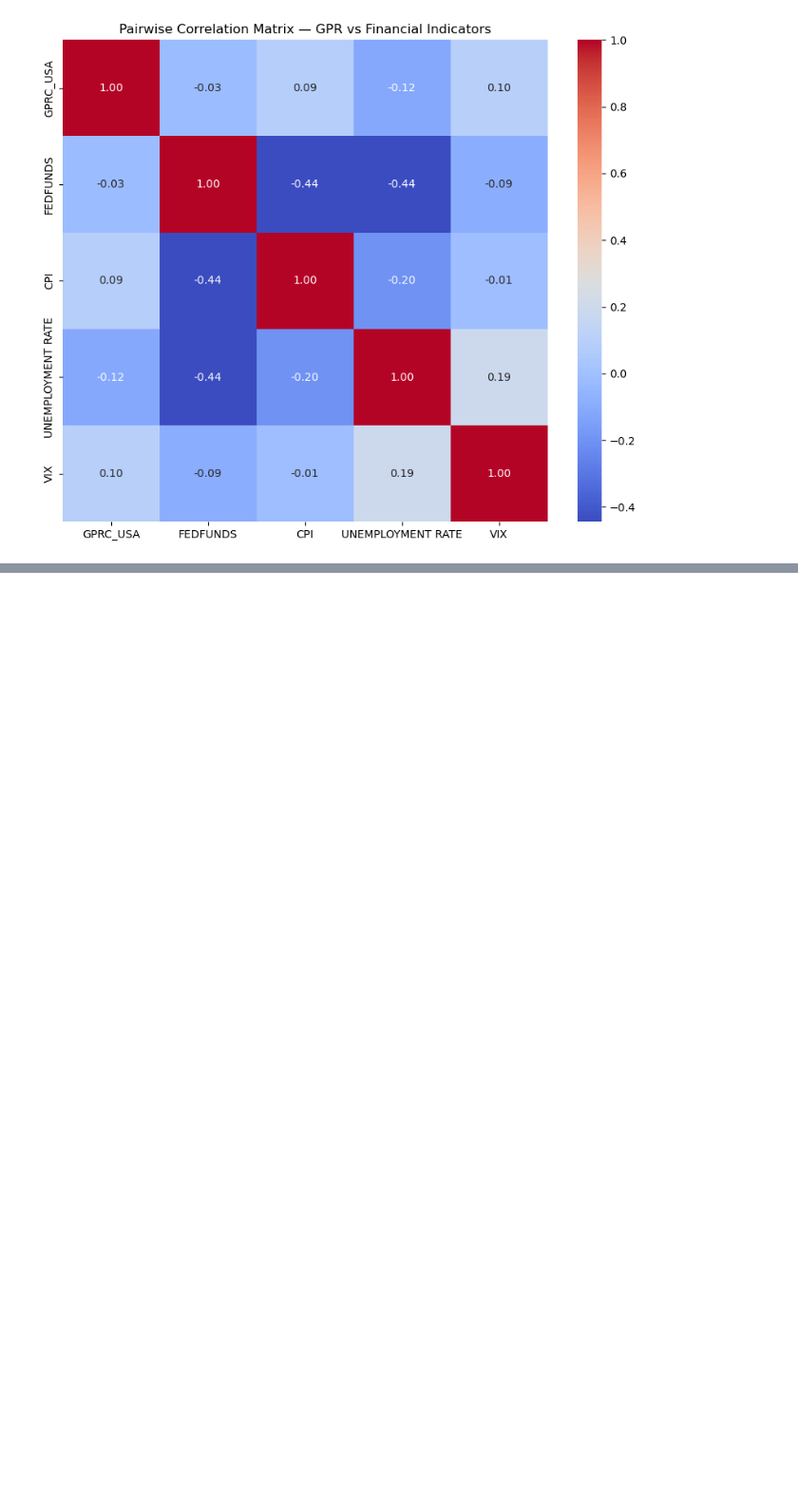
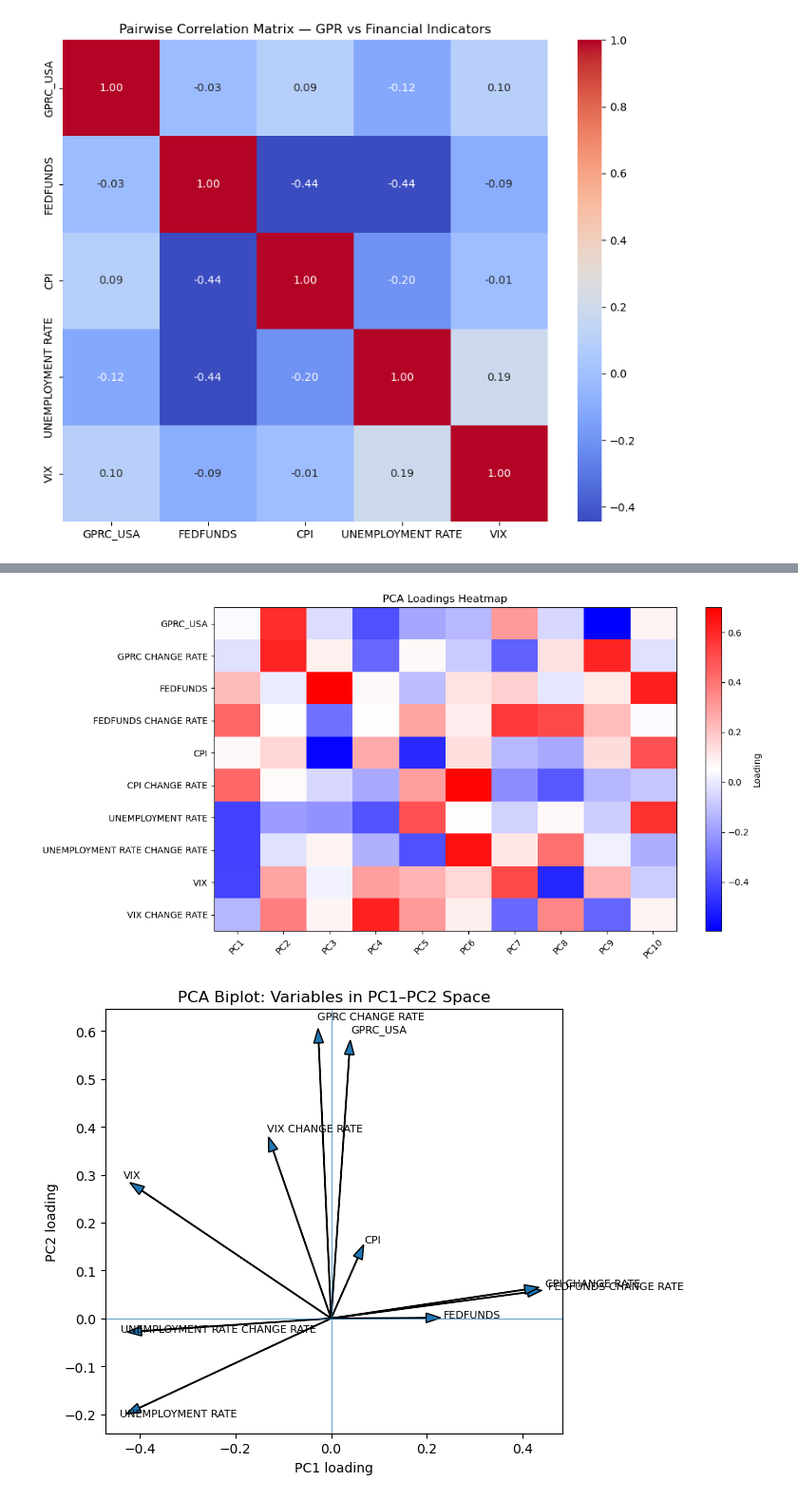
Before and after one commit to AL2024UCSD/sp500trends, a Jupyter notebook: mainwork_withanalysis.ipynb, the cells around one changed output, grey strips where cells are left out. Shown at 95% size. Saved outputs shown, nothing was run; the diff lists cells and outputs as text; code cells hidden in the pictures; blank space fills up the shorter version.

```diff
--- a/mainwork_withanalysis.ipynb
+++ b/mainwork_withanalysis.ipynb
@@ -1019,42 +998,55 @@ Therefore, the weak predictive effect of GPR on S&P 500 returns cannot be explai
 # %%
-features = [
-    'FEDFUNDS', 'FEDFUNDS CHANGE RATE',
-    'CPI', 'CPI CHANGE RATE',
-    'UNEMPLOYMENT RATE', 'UNEMPLOYMENT RATE CHANGE RATE',
-    'VIX', 'VIX CHANGE RATE'
+from sklearn.preprocessing import StandardScaler
+from sklearn.decomposition import PCA
+
+# 1. Conduct PCA
+index = index = [
+    "GPRC_USA",
+    "GPRC CHANGE RATE",
+    "FEDFUNDS",
+    "FEDFUNDS CHANGE RATE",
+    "CPI",
+    "CPI CHANGE RATE",
+    "UNEMPLOYMENT RATE",
+    "UNEMPLOYMENT RATE CHANGE RATE",
+    "VIX",
+    "VIX CHANGE RATE",
 ]
-df = merged_monthly_df_clean_with_changes.copy()
-results = []
+X = df[index].dropna()
 
-def run_regression(y, Xvars):
-    X = df[Xvars]
-    X = sm.add_constant(X)
-    model = sm.OLS(df[y], X, missing='drop').fit()
-    return model
+X_scaled = StandardScaler().fit_transform(X)
+pca = PCA().fit(X_scaled)
 
+loadings_df = pd.DataFrame(pca.components_.T,
+                        columns=[f"PC{i+1}" for i in range(X.shape[1])],
+                        index=X.columns)
 
-for feat in features:
+# 2. Heatmap of PCA loadings
+plt.figure(figsize=(12, 6))
+plt.imshow(loadings_df.values, aspect="auto", cmap="bwr")
+plt.colorbar(label="Loading")
+plt.xticks(np.arange(len(loadings_df.columns)), loadings_df.columns, rotation=45)
+plt.yticks(np.arange(len(loadings_df.index)), loadings_df.index)
+plt.title("PCA Loadings Heatmap")
+plt.tight_layout()
+plt.show()
 
-    # Model A: feature ~ GPR
-    m1 = run_regression(feat, ['GPRC_USA'])
+# 3. PC1 vs PC2 biplot
+plt.figure(figsize=(7, 7))
+x = loadings_df["PC1"]
+y = loadings_df["PC2"]
 
-    # Model B: feature ~ GPR change
-    m2 = run_regression(feat, ['GPRC CHANGE RATE'])
+plt.axhline(0, linewidth=0.5)
+plt.axvline(0, linewidth=0.5)
 
-    # Model C: feature ~ GPR + GPR change
-    m3 = run_regression(feat, ['GPRC_USA', 'GPRC CHANGE RATE'])
+for var, xi, yi in zip(loadings_df.index, x, y):
+    plt.arrow(0, 0, xi, yi, head_width=0.02, length_includes_head=True)
+    plt.text(xi * 1.03, yi * 1.03, var, fontsize=8)
 
-    results.append({
-        'feature': feat,
-        'coef_GPR_m1': m1.params.get('GPRC_USA', None),
-        'coef_GPRchg_m2': m2.params.get('GPRC CHANGE RATE', None),
-        'coef_GPR_m3': m3.params.get('GPRC_USA', None),
-        'coef_GPRchg_m3': m3.params.get('GPRC CHANGE RATE', None),
-        'p_GPR_m1': m1.pvalues.get('GPRC_USA', None),
-        'p_GPRchg_m2': m2.pvalues.get('GPRC CHANGE RATE', None),
-        'p_GPR_m3': m3.pvalues.get('GPRC_USA', None),
-        'p_GPRchg_m3': m3.pvalues.get('GPRC CHANGE RATE', None),
-    })
-collinearity_df = pd.DataFrame(results)
-collinearity_df
+plt.xlabel("PC1 loading")
+plt.ylabel("PC2 loading")
+plt.title("PCA Biplot: Variables in PC1–PC2 Space")
+plt.gca().set_aspect("equal", "box")
+plt.tight_layout()
+plt.show()
 # %% [output]
@@ -1070,3 +1053,5 @@ collinearity_df
+[figure, added]
+[figure, added]
 # %%
 import pandas as pd
 import matplotlib.pyplot as plt
```
Also changed, not shown: parts of 3 cells of this notebook.
